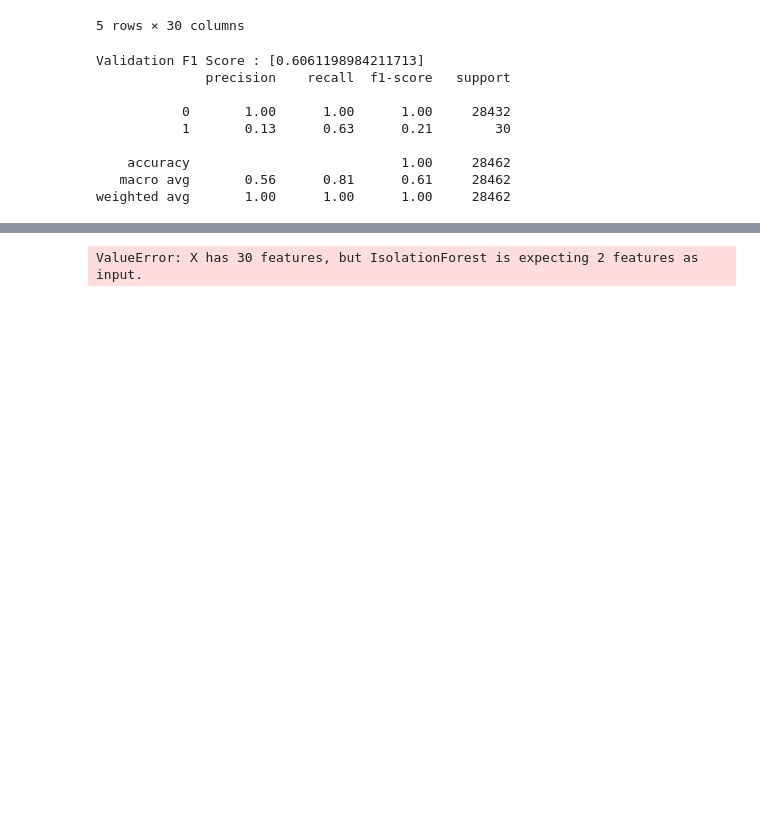
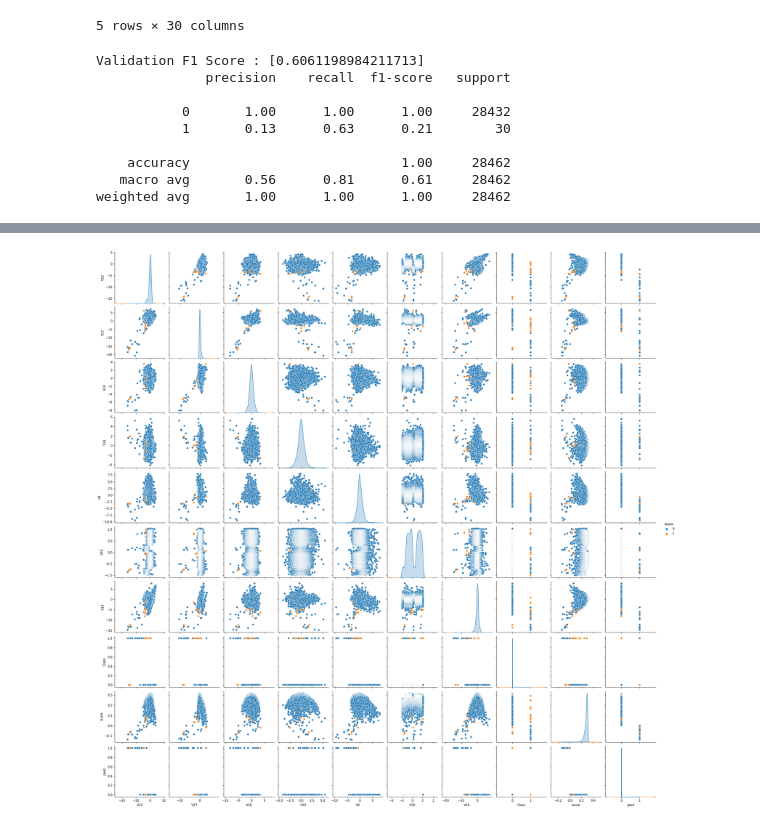
Before and after one commit to bjKim2/Dacon_CreditCard, a Jupyter notebook: test_IsolForest.ipynb, the cells around one changed output, grey strips where cells are left out. Drawn from its saved outputs; the diff is of its cells as text; code cells hidden in the pictures; blank space fills up the shorter version.

```diff
--- a/test_IsolForest.ipynb
+++ b/test_IsolForest.ipynb
@@ -124,0 +293,22 @@ weighted avg       1.00      1.00      1.00     28462
+# %%
+collist01 = ['V12','V17','V18','V19','V9','V30','V14']
+
+
+train_x =train_df.loc[:,collist01]
+model = IsolationForest(n_estimators=60, max_samples=len(train_x), contamination=0.0009, random_state=42, verbose=0)
+model.fit(train_x)
+## Evaluation : Validation set
+def get_pred_label(model_pred):
+    # IsolationForest 모델 출력 (1:정상, -1:불량(사기)) 이므로 (0:정상, 1:불량(사기))로 Label 변환
+    model_pred = np.where(model_pred == 1, 0, model_pred)
+    model_pred = np.where(model_pred == -1, 1, model_pred)
+    return model_pred
+val_x = val_df.loc[:,collist01]
+val_y = val_df['Class'] # Label
+
+val_pred = model.predict(val_x) # model prediction
+val_modelscore = model.decision_function(val_x)
+val_pred = get_pred_label(val_pred)
+val_score = f1_score(val_y, val_pred, average='macro')
+print(f'Validation F1 Score : [{val_score}]')
+print(classification_report(val_y, val_pred))
@@ -125,14 +325,30 @@ weighted avg       1.00      1.00      1.00     28462
+# %%
+val_x2 = val_x[:]
+val_x2['Class'] = val_y
+val_x2['score'] = val_modelscore
+val_x2['pred'] = val_pred
+# %%
+val_x2['noans'] = val_x2['pred']
+# %%
+sns.pairplot(
+    data=val_x2,
+    hue='noans'
+
+)
+
+plt.show()
+# %% [output]
+[figure, added]
 # %%
+
 #제출용
 test_df = pd.read_csv('./Data/test.csv') # Train
 test_df.head()
-test_x = test_df.drop(columns=['ID'])
+test_x = test_df.loc[:,collist01]
 test_pred = model.predict(test_x) # model prediction
 test_pred = get_pred_label(test_pred)
 ## Submission
-submit = pd.read_csv('../Data/sample_submission.csv')
+submit = pd.read_csv('./Data/sample_submission.csv')
 submit.head()
 submit['Class'] = test_pred
 submit.to_csv('./submit.csv', index=False)
-# %% [output]
-ValueError: X has 30 features, but IsolationForest is expecting 2 features as input.
```
Also changed, not shown: parts of 9 cells of this notebook, 21 other files.
